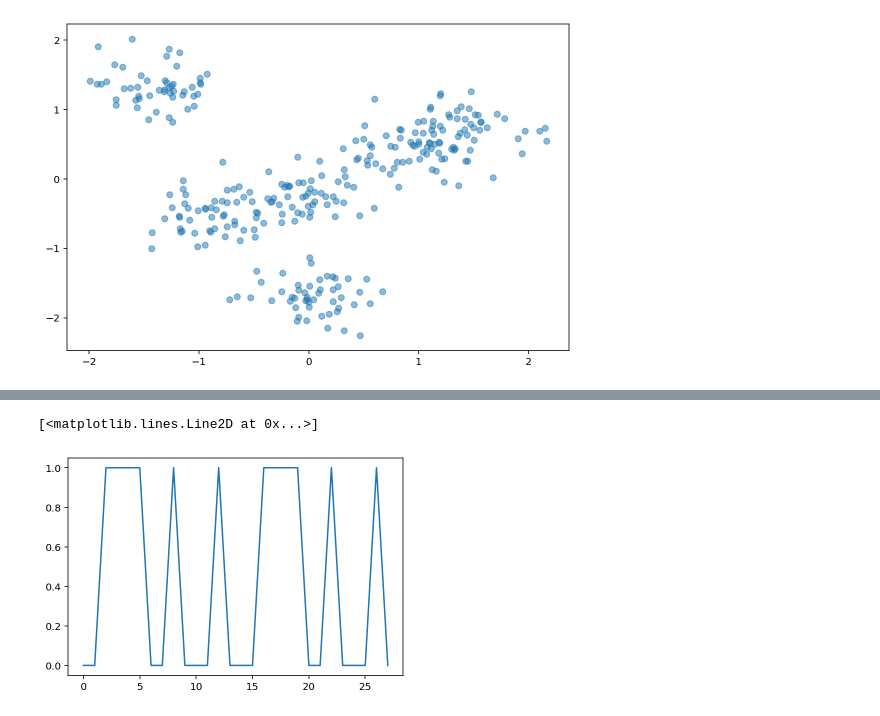
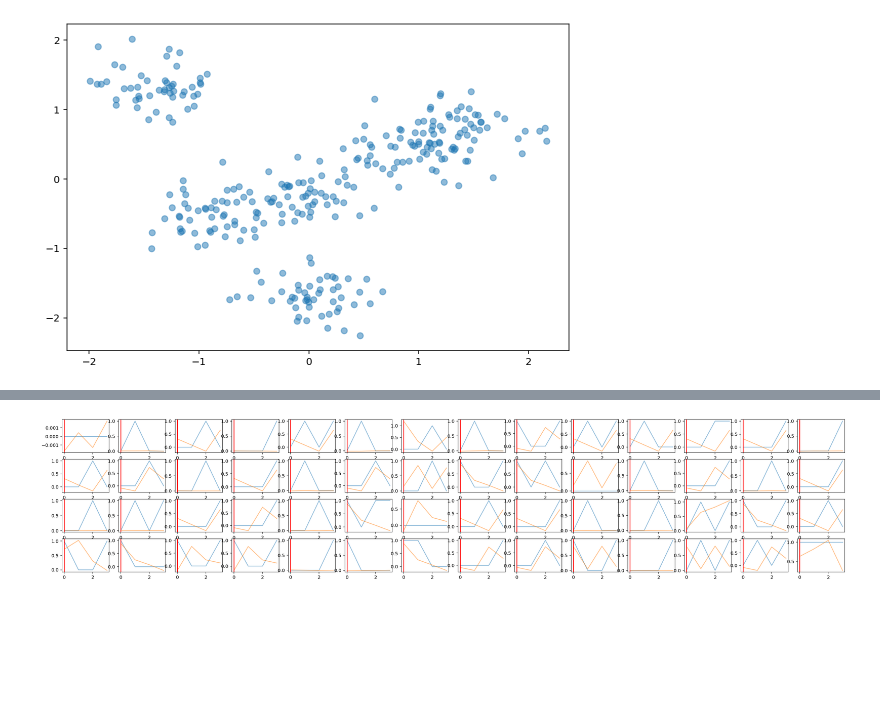
Before and after one commit to LuanAdemi/GroceryListPredictor, a Jupyter notebook: precommender/KNetworks.ipynb, the cells around one changed output, grey strips where cells are left out. Saved outputs shown, nothing was run; the diff lists cells and outputs as text; code cells hidden in the pictures; blank space fills up the shorter version.

```diff
--- a/precommender/KNetworks.ipynb
+++ b/precommender/KNetworks.ipynb
@@ -75,4 +87,5 @@ ax3.axvline(x=14, ymin=0, ymax=1, c='r')
 # %%
 net = knet.networks[0]
 # %%
-net.train(tdata, verbose=True)
+net.model.train()
+net.train(tdata, epochs=600, verbose=True)
@@ -88,5 +92,15 @@ predict = np.round(net.predict(tdata, future=28))
-# %%
-plt.plot(predict[:,2])
-# %% [output]
-[<matplotlib.lines.Line2D at 0x...>]
-[figure, removed]
+# %%
+from scipy.special import expit
+net.model.eval()
+predict = np.array(net.predict(tdata, future=4))
+# %%
+f, axes = plt.subplots(4, 14, figsize=(30, 6))
+count = 0
+for i in range(4):
+    for j in range(14):
+        axes[i][j].plot(np.array(vectors[-4:])[:,count], alpha=0.5)
+        axes[i][j].plot(predict[:,count], alpha=0.5)
+        axes[i][j].axvline(x=0, ymin=0, ymax=1, c='r')
+        count += 1
+# %% [output]
+[figure, added]
```
Also changed, not shown: parts of 12 cells of this notebook, 52 other files.
